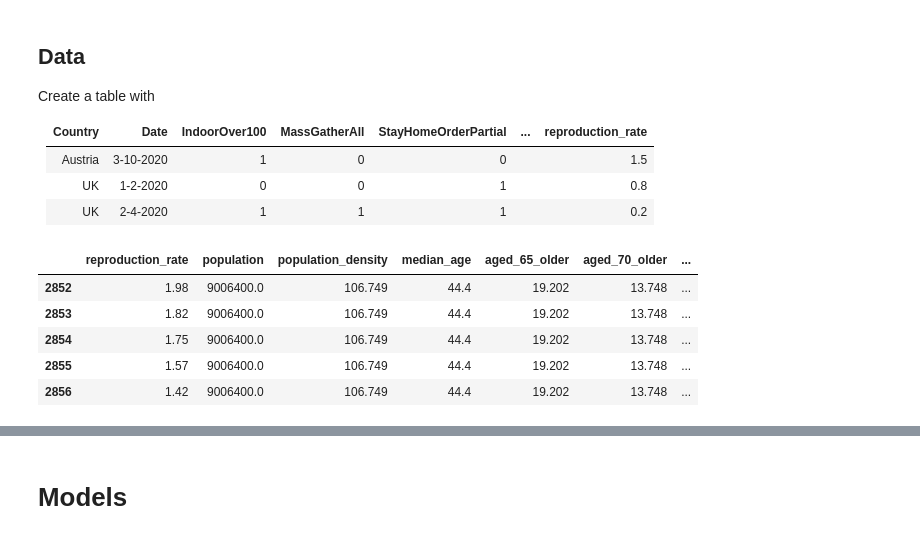
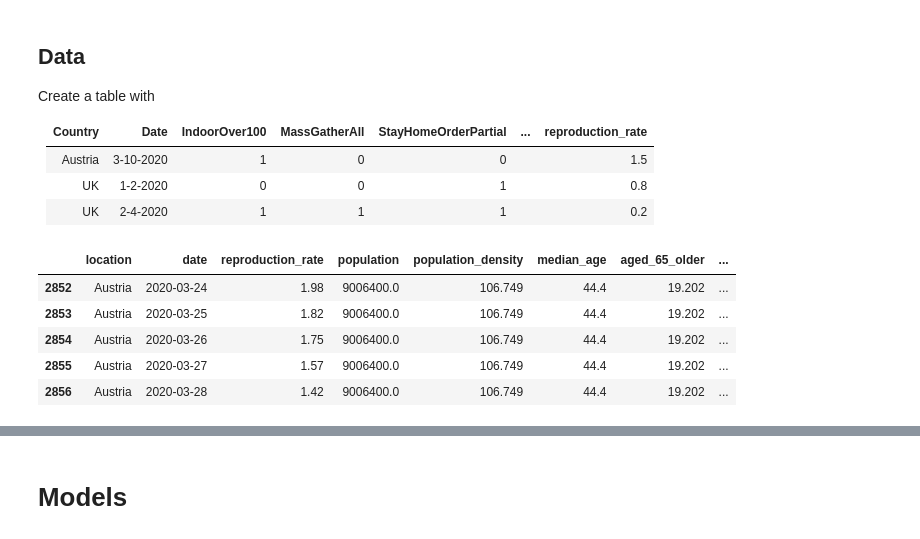
Before and after one commit to evilpegasus/datathon-spring-2021, a Jupyter notebook: model_reproduction_rate.ipynb, the cells around one changed output, grey strips where cells are left out. Cells and saved outputs as stored; diff of their text form; code cells hidden in the pictures.

```diff
--- a/model_reproduction_rate.ipynb
+++ b/model_reproduction_rate.ipynb
@@ -27,7 +27,7 @@ df = owid.loc[:,["location","date","reproduction_rate",'population',
        'population_density', 'median_age', 'aged_65_older', 'aged_70_older',
        'gdp_per_capita', 'cardiovasc_death_rate',
        'diabetes_prevalence', 'female_smokers', 'male_smokers',
-       'hospital_beds_per_thousand','life_expectancy', 'human_development_index']]
+       'hospital_beds_per_thousand','life_expectancy', 'human_development_index', "total_cases_per_million"]]
 
 # reproduction_i is the reproduction rate after i days.
 # for i in range(1,TAU_RANGE):
@@ -78,23 +78,23 @@ df["delta_reproduction_rate"] = df["reproduction_rate"] - df["eu_reproduction_ra
 # %%
 # time from 2020-3-24
 df = df[pd.to_datetime(df.date) >= pd.to_datetime('2020-03-24')]
 df['t'] = pd.to_numeric((pd.to_datetime(df.date)-pd.to_datetime('2020-03-24')).dt.days, downcast='float')
 df['t2'] = df['t']**2
 df['t3'] = df['t']**3
 df['t4'] = df['t']**4
 df['t5'] = df['t']**5
 
 # onehot encode country data
 df = pd.concat([df,pd.get_dummies(df.location)],axis=1)
 
 # drop old non-numerical location and date
-df = df.drop(['location','date'],axis=1)
+# df = df.drop(['location','date'],axis=1)
 df = df.dropna()
 df.head()
 # %% [output]
-|  | reproduction_rate | population | population_density | median_age | aged_65_older | aged_70_older | ... |
-| 2852 | 1.98 | 9006400.0 | 106.749 | 44.4 | 19.202 | 13.748 | ... |
-| 2853 | 1.82 | 9006400.0 | 106.749 | 44.4 | 19.202 | 13.748 | ... |
-| 2854 | 1.75 | 9006400.0 | 106.749 | 44.4 | 19.202 | 13.748 | ... |
-| 2855 | 1.57 | 9006400.0 | 106.749 | 44.4 | 19.202 | 13.748 | ... |
-| 2856 | 1.42 | 9006400.0 | 106.749 | 44.4 | 19.202 | 13.748 | ... |
+|  | location | date | reproduction_rate | population | population_density | median_age | aged_65_older | ... |
+| 2852 | Austria | 2020-03-24 | 1.98 | 9006400.0 | 106.749 | 44.4 | 19.202 | ... |
+| 2853 | Austria | 2020-03-25 | 1.82 | 9006400.0 | 106.749 | 44.4 | 19.202 | ... |
+| 2854 | Austria | 2020-03-26 | 1.75 | 9006400.0 | 106.749 | 44.4 | 19.202 | ... |
+| 2855 | Austria | 2020-03-27 | 1.57 | 9006400.0 | 106.749 | 44.4 | 19.202 | ... |
+| 2856 | Austria | 2020-03-28 | 1.42 | 9006400.0 | 106.749 | 44.4 | 19.202 | ... |
```
Also changed, not shown: parts of 11 cells of this notebook, 2 other files.
